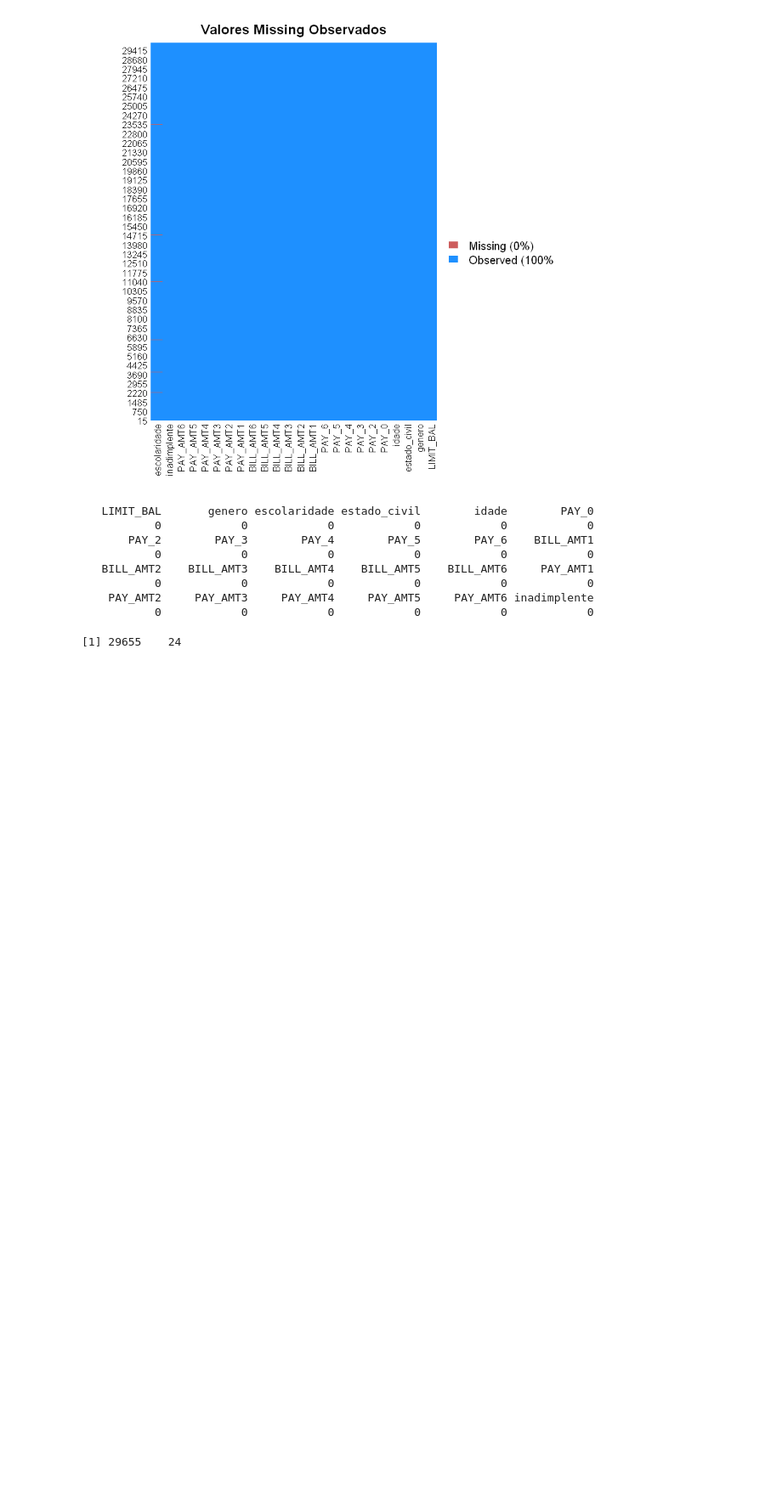
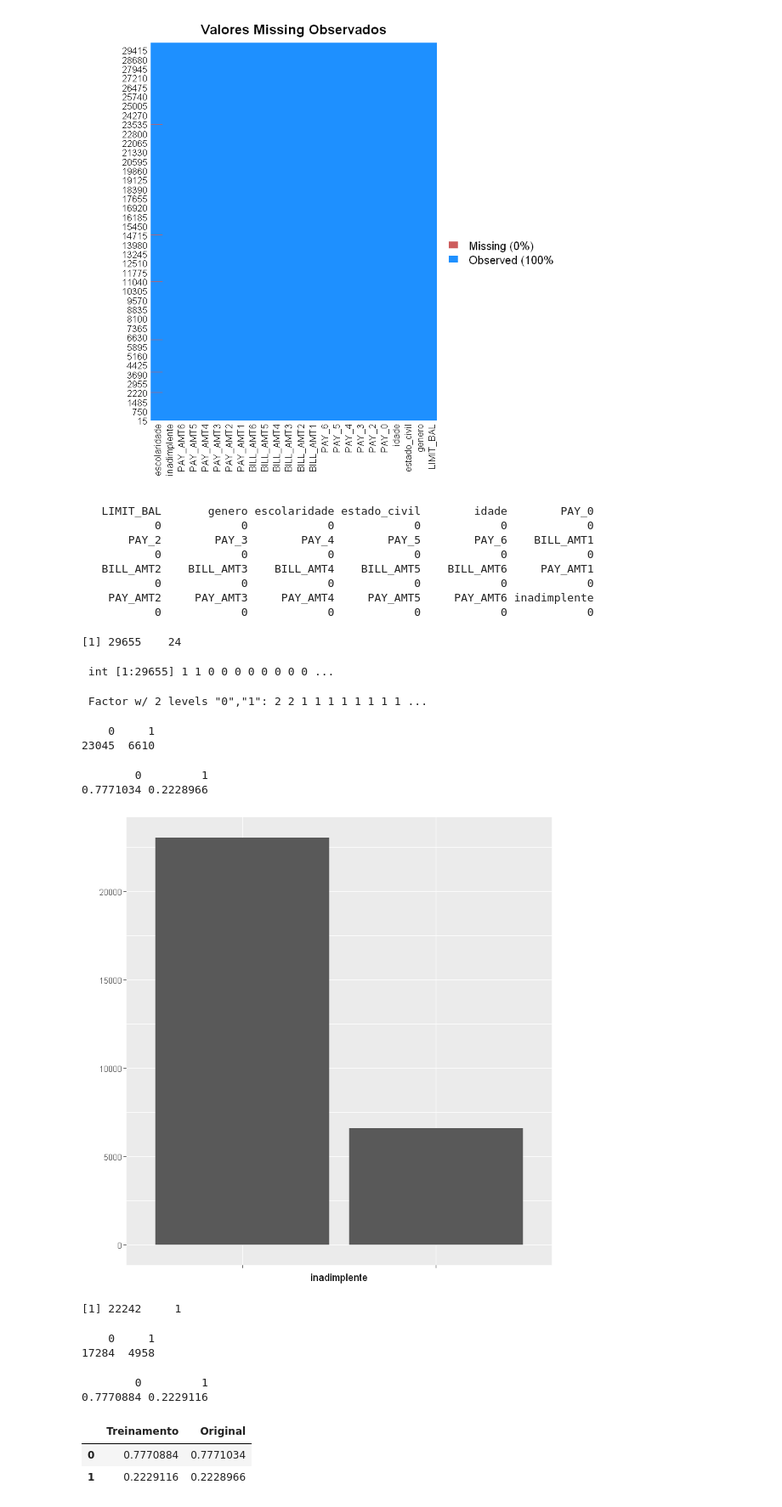
Before and after one commit to emariot/machine_learning, a Jupyter notebook: R/clientes_inadimplentes.ipynb, the cells around one changed output. Shown at 85% size. Cells and saved outputs as stored; diff of their text form; code cells hidden in the pictures; blank space fills up the shorter version.

```diff
--- a/R/clientes_inadimplentes.ipynb
+++ b/R/clientes_inadimplentes.ipynb
@@ -338,3 +338,48 @@ sapply(data, function(x) sum(is.na(x)))
 dim(data)
 # %% [output]
 [1] 29655    24
+# %%
+# Transformando a variável dependente
+str(data$inadimplente)
+# %% [output]
+ int [1:29655] 1 1 0 0 0 0 0 0 0 0 ...
+# %%
+data$inadimplente = as.factor(data$inadimplente)
+# %%
+str(data$inadimplente)
+# %% [output]
+ Factor w/ 2 levels "0","1": 2 2 1 1 1 1 1 1 1 1 ...
+# %%
+table(data$inadimplente)
+# %% [output]
+    0     1
+23045  6610
+# %%
+prop.table(table(data$inadimplente))
+# %% [output]
+        0         1
+0.7771034 0.2228966
+# %%
+# Plot da distribuição usando ggplot2
+qplot(inadimplente, data=data, geom="bar")+
+    theme(axis.text.x = element_text(angle=90,hjust=''))
+# %% [output]
+[figure, added]
+# %%
+# Amostra estratificada
+indice = createDataPartition(data$inadimplente, p=0.75, list=FALSE)
+dim(indice)
+# %% [output]
+[1] 22242     1
+# %%
+# Definindo dados de treino
+data_treino = data[indice,]
+table(data_treino$inadimplente)
+# %% [output]
+    0     1
+17284  4958
+# %%
+prop.table(table(data_treino$inadimplente))
+# %% [output]
+        0         1
+0.7770884 0.2229116
@@ -340,0 +390,7 @@ dim(data)
+# %%
+colnames(compara_data) = c("Treinamento", "Original")
+compara_data
+# %% [output]
+|  | Treinamento | Original |
+| 0 | 0.7770884 | 0.7771034 |
+| 1 | 0.2229116 | 0.2228966 |
```
Also changed, not shown: parts of 14 cells of this notebook.
